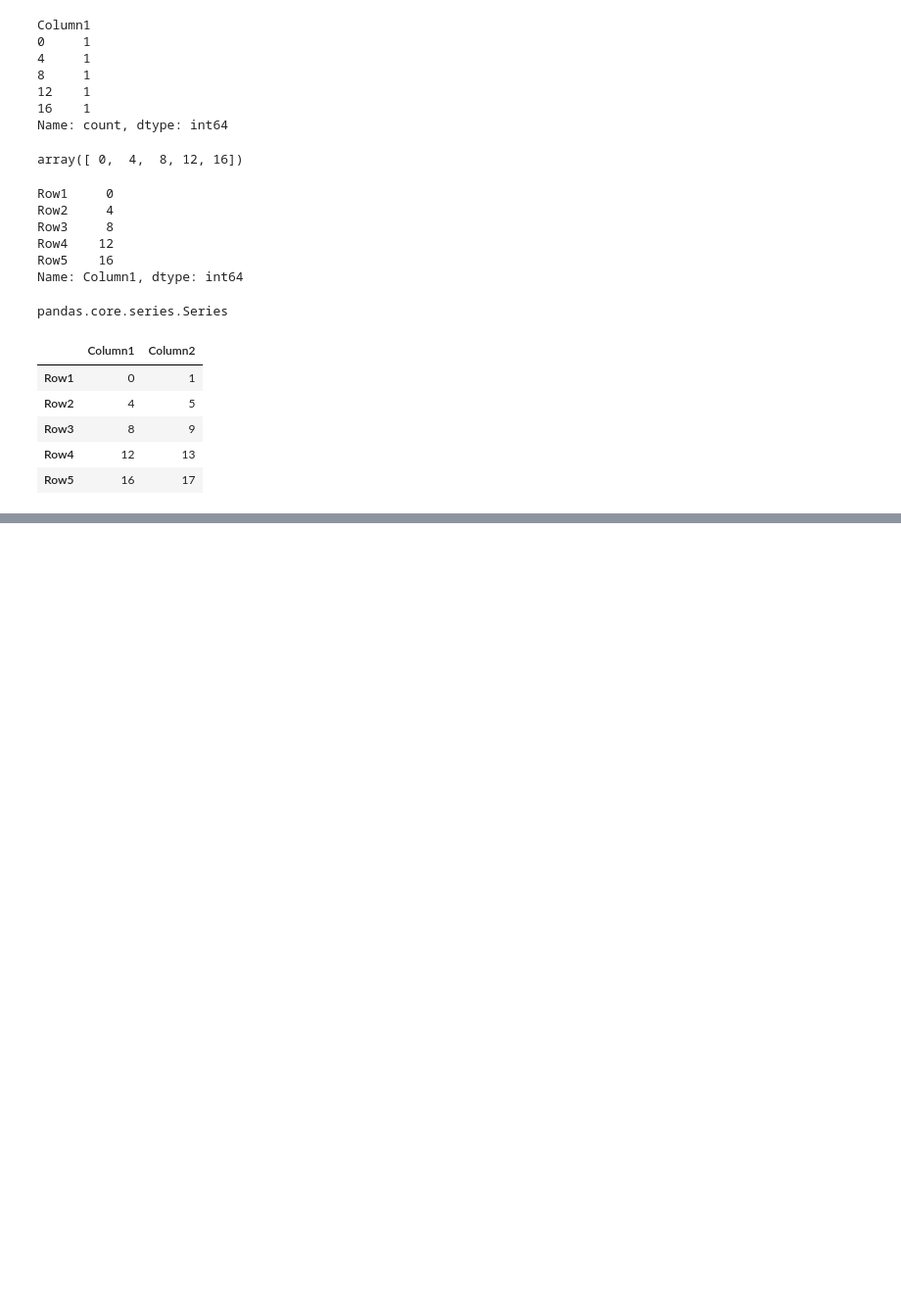
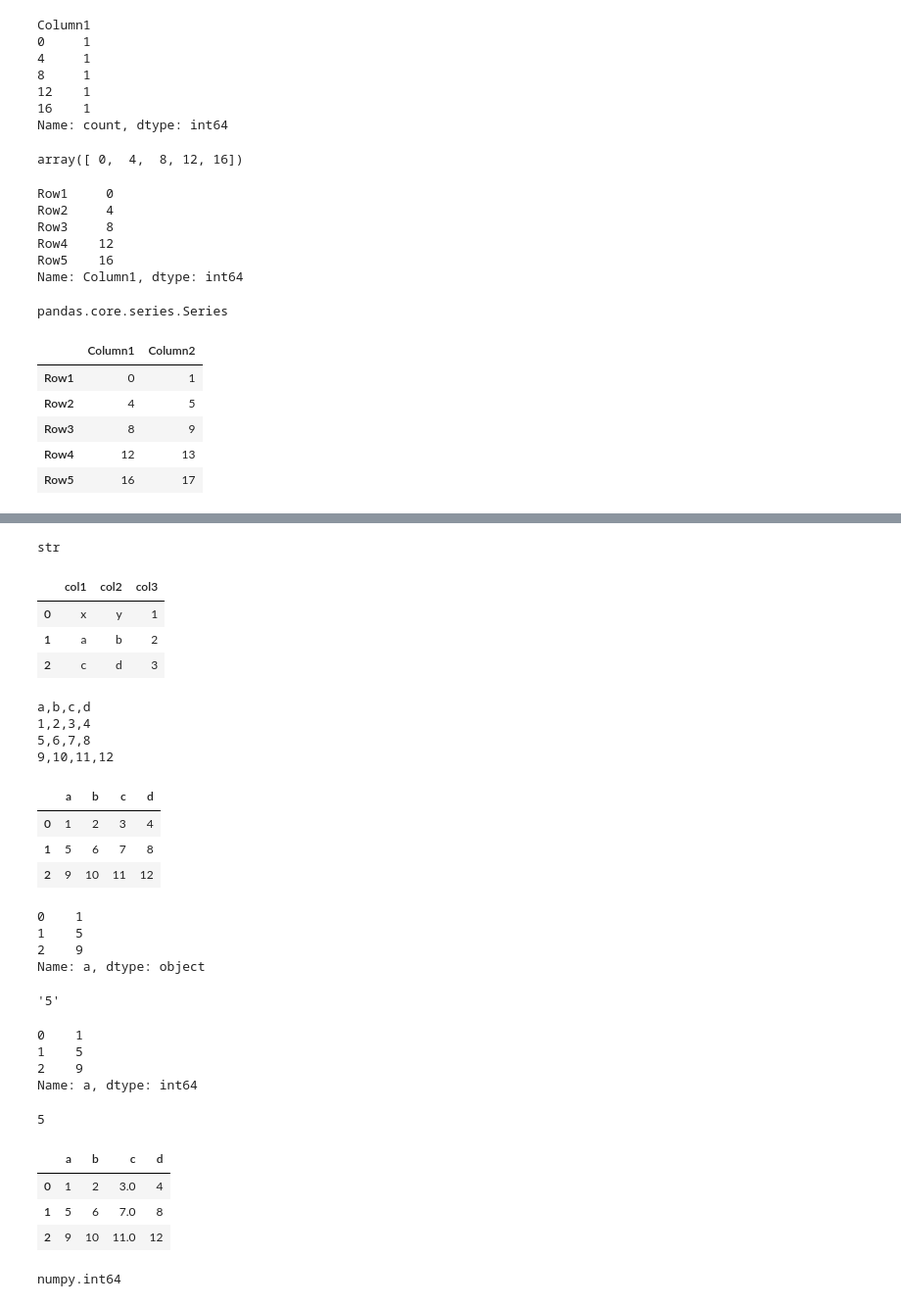
Before and after one commit to kavehnamvar/LearnPython2025, a Jupyter notebook: part_4_pandas.ipynb, the cells around one changed output, grey strips where cells are left out. Shown at 98% size. Saved outputs shown, nothing was run; the diff lists cells and outputs as text; code cells hidden in the pictures; blank space fills up the shorter version.

```diff
--- a/part_4_pandas.ipynb
+++ b/part_4_pandas.ipynb
@@ -125,0 +226,15 @@ df[['Column1', 'Column2']]
+# %%
+data = ('col1,col2,col3\n'
+        'x,y,1\n'
+        'a,b,2\n'
+        'c,d,3\n')
+type(data)
+# %% [output]
+str
+# %%
+pd.read_csv(StringIO(data))
+# %% [output]
+|  | col1 | col2 | col3 |
+| 0 | x | y | 1 |
+| 1 | a | b | 2 |
+| 2 | c | d | 3 |
@@ -125,0 +246,59 @@ df[['Column1', 'Column2']]
+# %%
+# specifying columns data types
+data = ('a,b,c,d\n'
+        '1,2,3,4\n'
+        '5,6,7,8\n'
+        '9,10,11,12')
+print(data)
+# %% [output]
+a,b,c,d
+1,2,3,4
+5,6,7,8
+9,10,11,12
+# %%
+df = pd.read_csv(StringIO(data), dtype=object) # object means string
+df
+# we could have dtype=int or dtype=float
+# here the numbers are read as strings
+# %% [output]
+|  | a | b | c | d |
+| 0 | 1 | 2 | 3 | 4 |
+| 1 | 5 | 6 | 7 | 8 |
+| 2 | 9 | 10 | 11 | 12 |
+# %%
+df['a']
+# %% [output]
+0    1
+1    5
+2    9
+Name: a, dtype: object
+# %%
+df['a'][1]
+# this is a string
+# %% [output]
+'5'
+# %%
+df = pd.read_csv(StringIO(data), dtype=int) # object means string
+print(df['a'])
+df['a'][1]
+# this is an integer
+# %% [output]
+0    1
+1    5
+2    9
+Name: a, dtype: int64
+5
+# %%
+# specifying columns data types per column
+df = pd.read_csv(StringIO(data), dtype={'b':int, 'c':float, 'a':'Int64'})
+# in dtype parameter, we can specify the data type of each column in a dictionary
+df
+# %% [output]
+|  | a | b | c | d |
+| 0 | 1 | 2 | 3.0 | 4 |
+| 1 | 5 | 6 | 7.0 | 8 |
+| 2 | 9 | 10 | 11.0 | 12 |
+# %%
+type(df['a'][1])
+# %% [output]
+numpy.int64
```
Also changed, not shown: parts of 24 cells of this notebook, 2 other files.
